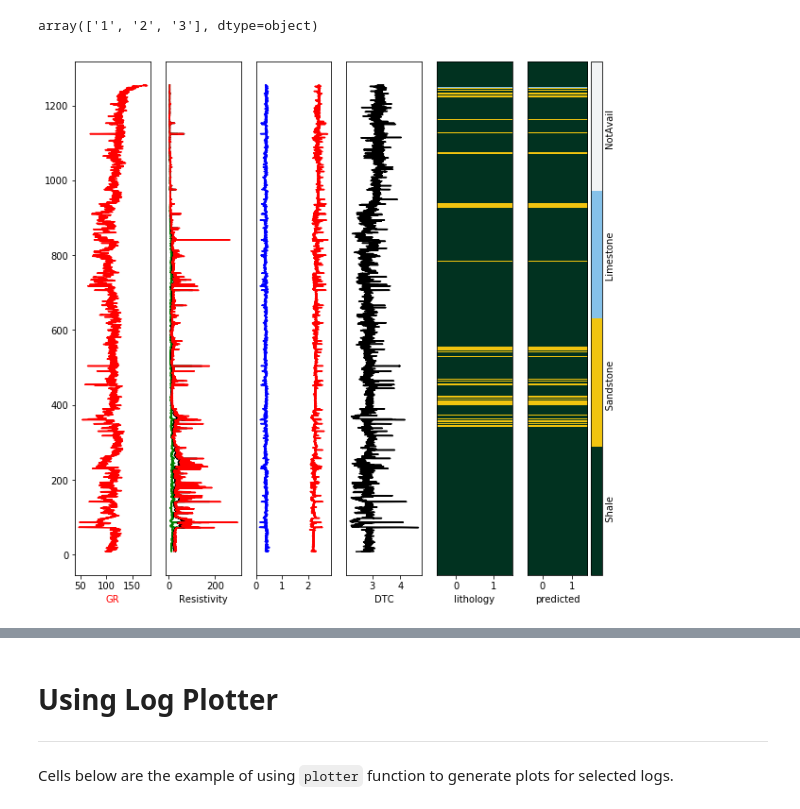
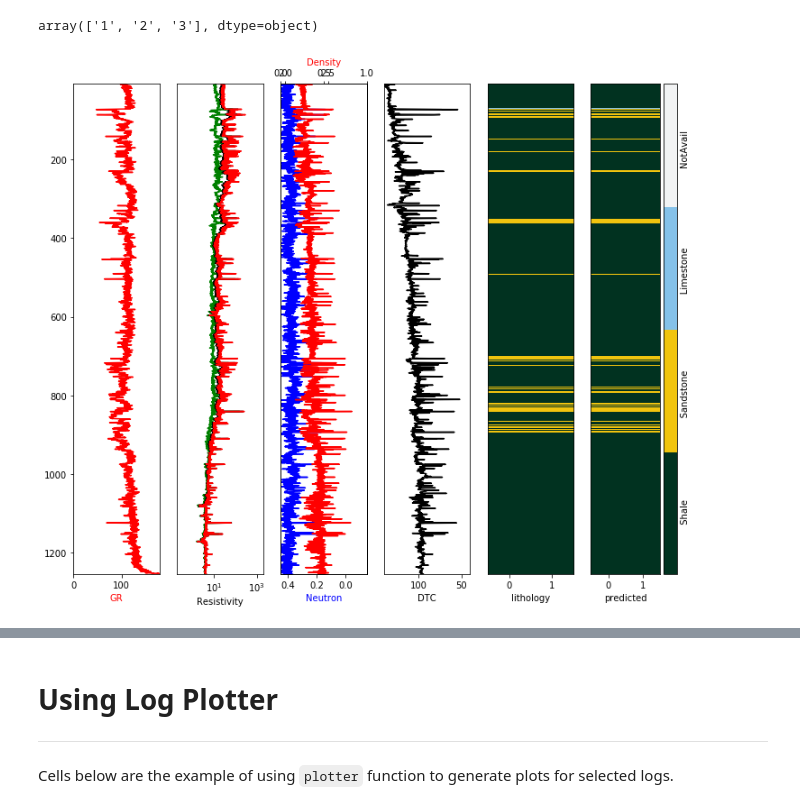
Before and after one commit to khursani8/well_top, a Jupyter notebook: scripts/Izzat_24_2_Log_Plotter 2.ipynb, the cells around one changed output, grey strips where cells are left out. Drawn from its saved outputs; the diff is of its cells as text; code cells hidden in the pictures.

```diff
--- a/scripts/Izzat_24_2_Log_Plotter 2.ipynb
+++ b/scripts/Izzat_24_2_Log_Plotter 2.ipynb
@@ -80,6 +80,9 @@ def plotter2(data, depthcol, grcol, resscol, resmcol, resdcol, neutcol, dencol,
     GR = data.iloc[:, grcol].values
     ax[0].plot(GR, depth, color='red')
     ax[0].set_xlabel('GR', color='red')
+    ax[0].set_xlim(0, 180)
+    ax[0].set_ylim(*ztrim)
+    ax[0].invert_yaxis()
 
     # Resistivity
     ress = data.iloc[:, resscol].values
@@ -90,19 +93,34 @@ def plotter2(data, depthcol, grcol, resscol, resmcol, resdcol, neutcol, dencol,
     ax[1].plot(resd, depth, color='red')
     ax[1].set_yticks([])
     ax[1].set_xlabel('Resistivity', color='black')
+    ax[1].set_xlim(0.2, 2000)
+    ax[1].set_ylim(*ztrim)
+    ax[1].set_xscale('log')
+    ax[1].invert_yaxis()
 
     # ND
     neutron = data.iloc[:, neutcol].values
     density = data.iloc[:, dencol].values
+    axd = ax[2].twiny()
     ax[2].plot(neutron, depth, color='blue')
-    ax[2].plot(density, depth, color='red')
     ax[2].set_yticks([])
+    ax[2].set_ylim(*ztrim)
+    ax[2].invert_yaxis()
+    ax[2].set_xlabel('Neutron', color='blue')
+    ax[2].set_xlim(0.45, -0.15)
+    axd = ax[2].twiny()
+    axd.plot(density, depth, color='red')
+    axd.set_xlim(1.95, 2.95)
+    axd.set_xlabel('Density', color='red')
 
     # DTC
     dtc = data.iloc[:, dtccol].values
     ax[3].plot(dtc, depth, color='black')
     ax[3].set_yticks([])
     ax[3].set_xlabel('DTC', color='black')
+    ax[3].set_xlim(140, 40)
+    ax[3].set_ylim(*ztrim)
+    ax[3].invert_yaxis()
 
     # facies color map
     facies_colors = ['#013220','#F1C40F','#85C1E9','#F2F3F4']
@@ -134,17 +152,17 @@ def plotter2(data, depthcol, grcol, resscol, resmcol, resdcol, neutcol, dencol,
 # %%
 plotter2(
     data = data,
     depthcol = [0],
     grcol = [6],
     resscol = [11],
     resmcol = [10],
     resdcol = [9],
     neutcol = [7],
     dencol = [3],
-    dtccol = [8],
+    dtccol = [5],
     ycol = [-1],
     yhatcol = [-1],
-    figsize=(10, 10)
+    figsize=(12, 10)
 )
 # %% [output]
-[figure, old version]
+[figure, new version]
```
Also changed, not shown: parts of 1 cell of this notebook.
